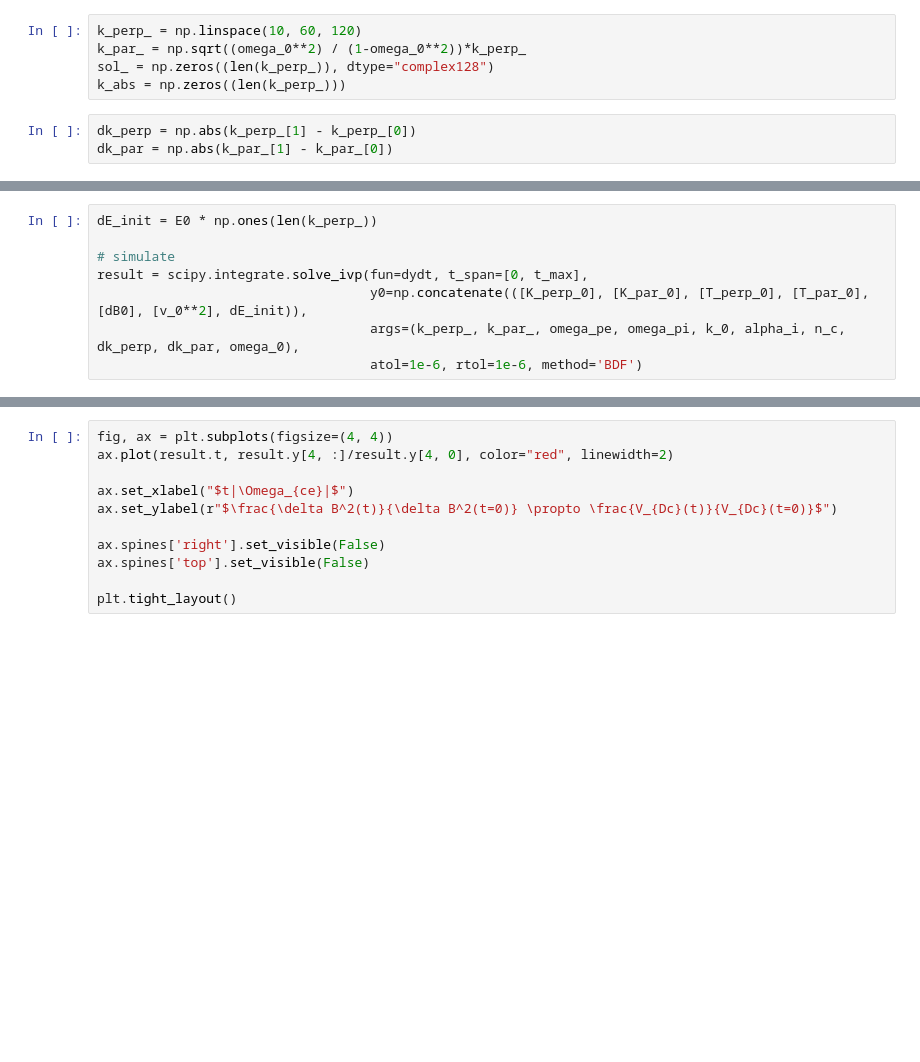
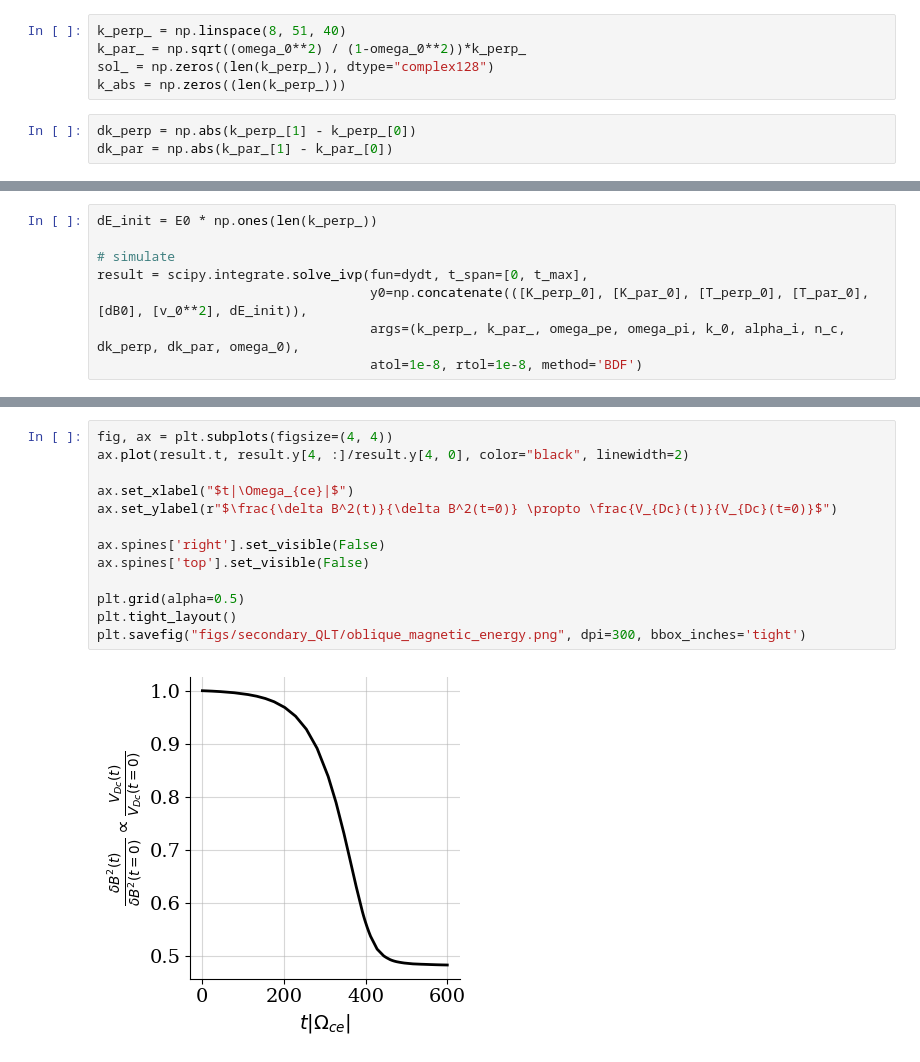
Before and after one commit to opaliss/QLT_whistler, a Jupyter notebook: 2021_pop_electrostatic_oblique_QLT.ipynb, the cells around one changed output, grey strips where cells are left out. Cells and saved outputs as stored; diff of their text form; blank space fills up the shorter version.

```diff
--- a/2021_pop_electrostatic_oblique_QLT.ipynb
+++ b/2021_pop_electrostatic_oblique_QLT.ipynb
@@ -63,7 +54,7 @@ dB0 = 4*np.pi * (5e-5) # d_{e}^3 Omega_{ce}^2 m_{e} n_{e}
 # max time
 t_max = 600
 # %%
-k_perp_ = np.linspace(10, 60, 120)
+k_perp_ = np.linspace(8, 51, 40)
 k_par_ = np.sqrt((omega_0**2) / (1-omega_0**2))*k_perp_
 sol_ = np.zeros((len(k_perp_)), dtype="complex128")
 k_abs = np.zeros((len(k_perp_)))
@@ -91,5 +82,5 @@ dE_init = E0 * np.ones(len(k_perp_))
 result = scipy.integrate.solve_ivp(fun=dydt, t_span=[0, t_max],
                                    y0=np.concatenate(([K_perp_0], [K_par_0], [T_perp_0], [T_par_0], [dB0], [v_0**2], dE_init)),
                                    args=(k_perp_, k_par_, omega_pe, omega_pi, k_0, alpha_i, n_c, dk_perp, dk_par, omega_0),
-                                   atol=1e-6, rtol=1e-6, method='BDF')
+                                   atol=1e-8, rtol=1e-8, method='BDF')
 # %% [output]
@@ -130,14 +128,18 @@ ax.set_title(r"$\mathcal{E}_{E}(|\vec{k}|, t)$")
 # %%
 fig, ax = plt.subplots(figsize=(4, 4))
-ax.plot(result.t, result.y[4, :]/result.y[4, 0], color="red", linewidth=2)
+ax.plot(result.t, result.y[4, :]/result.y[4, 0], color="black", linewidth=2)
 
 ax.set_xlabel("$t|\Omega_{ce}|$")
 ax.set_ylabel(r"$\frac{\delta B^2(t)}{\delta B^2(t=0)} \propto \frac{V_{Dc}(t)}{V_{Dc}(t=0)}$")
 
 ax.spines['right'].set_visible(False)
 ax.spines['top'].set_visible(False)
 
+plt.grid(alpha=0.5)
 plt.tight_layout()
+plt.savefig("figs/secondary_QLT/oblique_magnetic_energy.png", dpi=300, bbox_inches='tight')
+# %% [output]
+[figure, added]
 # %%
 fig, ax = plt.subplots(figsize=(4, 4))
 ax.plot(result.t, result.y[0, :]/result.y[0, 0], color="red", linewidth=2, label="$K_{c\perp}(t)/K_{c\perp}(0)$")
```
Also changed, not shown: parts of 10 cells of this notebook, 6 other files.
